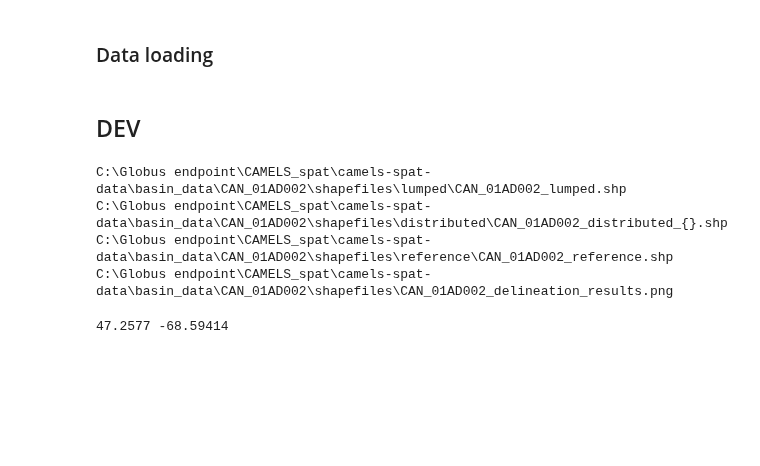
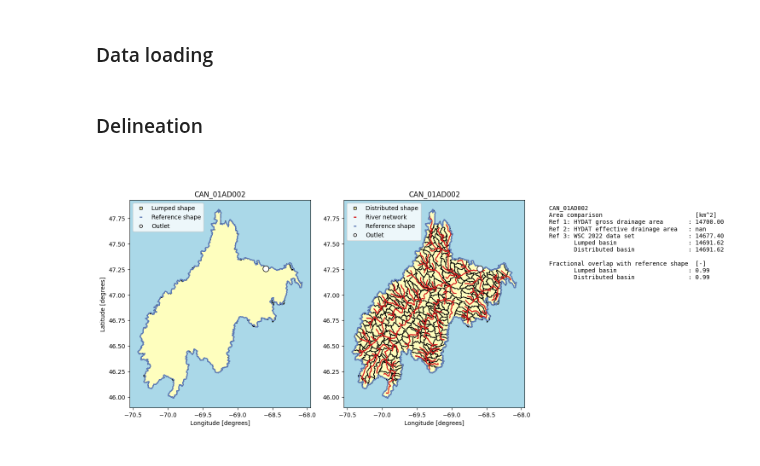
Before and after one commit to CH-Earth/camels_spat, a Jupyter notebook: 5_basin_delineation/99_delineate_basins_one_by_one.ipynb, the cells around one changed output. Cells and saved outputs as stored; diff of their text form; code cells hidden in the pictures; blank space fills up the shorter version.

Commit message:
Added basin delineation code

```diff
--- a/5_basin_delineation/99_delineate_basins_one_by_one.ipynb
+++ b/5_basin_delineation/99_delineate_basins_one_by_one.ipynb
@@ -72,8 +43,16 @@ cs_meta = pd.read_csv(cs_meta_path / cs_meta_name)
 basins_shp = gpd.read_file(merit_bas)
 rivers_shp = gpd.read_file(merit_riv)
 # %% [markdown]
-## DEV
+### Delineation
 # %%
 # Create a temporary directory for subsetting files
 tmp_dir = Path(data_path) / 'tmp'
 tmp_dir.mkdir(parents=True, exist_ok=True)
+# %%
+# Add two metadata columns we'll need
+cs_meta['Ref_and_new_shape_fractional_overlap'] = 'n/a'
+# %%
+# Make sure we know the correct metadata columns
+c_area, c_over = 9,18
+assert (cs_meta.columns[c_area] == 'Basin_area_km2') # If these aren't true, they'll pop an error
+assert (cs_meta.columns[c_over] == 'Ref_and_new_shape_fractional_overlap')
@@ -80,2 +119,4 @@ tmp_dir.mkdir(parents=True, exist_ok=True)
 # %%
-ii = 0
+delineation_loop(0)
+# %% [output]
+[figure, added]
@@ -87,10 +122,0 @@ basin_id, shp_lump_path, shp_dist_path, ref_path, plot_path = \
-# %%
-print(shp_lump_path)
-print(shp_dist_path)
-print(ref_path)
-print(plot_path)
-# %% [output]
-C:\Globus endpoint\CAMELS_spat\camels-spat-data\basin_data\CAN_01AD002\shapefiles\lumped\CAN_01AD002_lumped.shp
-C:\Globus endpoint\CAMELS_spat\camels-spat-data\basin_data\CAN_01AD002\shapefiles\distributed\CAN_01AD002_distributed_{}.shp
-C:\Globus endpoint\CAMELS_spat\camels-spat-data\basin_data\CAN_01AD002\shapefiles\reference\CAN_01AD002_reference.shp
-C:\Globus endpoint\CAMELS_spat\camels-spat-data\basin_data\CAN_01AD002\shapefiles\CAN_01AD002_delineation_results.png
@@ -101,4 +122,0 @@ lat,lon = cs.read_delineation_coords(cs_meta,ii)
-# %%
-print(lat,lon)
-# %% [output]
-47.2577 -68.59414
```
Also changed, not shown: parts of 33 cells of this notebook, 1 other file.
